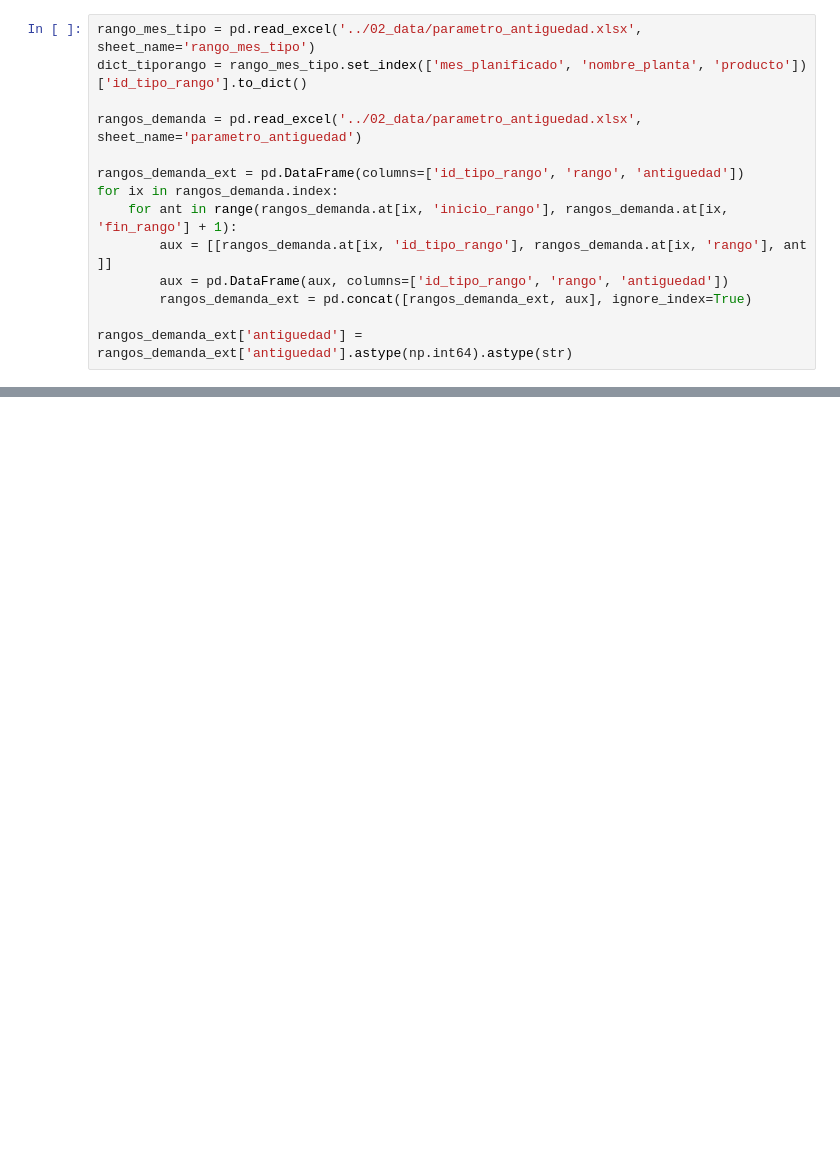
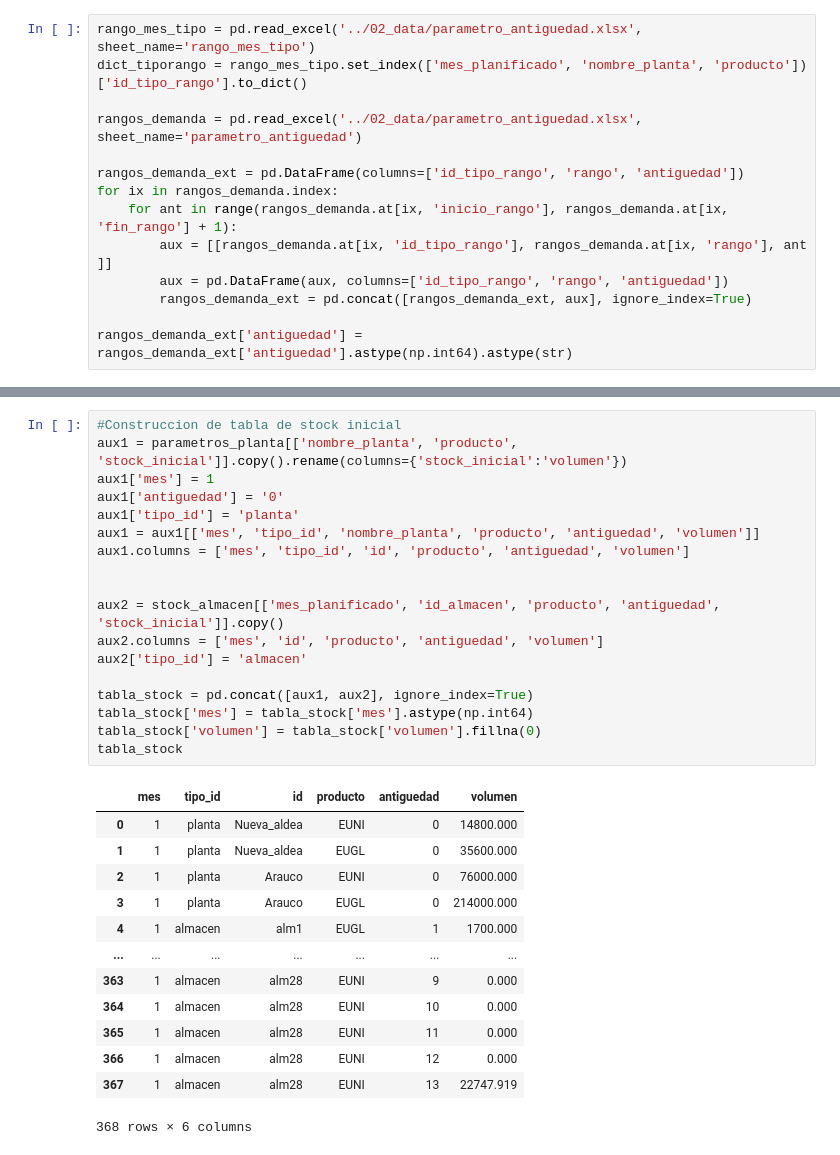
Before and after one commit to ptoledor/heu_opticliente, a Jupyter notebook: 01_notebooks/algo.ipynb, the cells around one changed output, grey strips where cells are left out. Drawn from its saved outputs; the diff is of its cells as text; blank space fills up the shorter version.

```diff
--- a/01_notebooks/algo.ipynb
+++ b/01_notebooks/algo.ipynb
@@ -145 +175,33 @@ demanda_plantas
+# %%
+#Construccion de tabla de stock inicial
+aux1 = parametros_planta[['nombre_planta', 'producto', 'stock_inicial']].copy().rename(columns={'stock_inicial':'volumen'})
+aux1['mes'] = 1
+aux1['antiguedad'] = '0'
+aux1['tipo_id'] = 'planta'
+aux1 = aux1[['mes', 'tipo_id', 'nombre_planta', 'producto', 'antiguedad', 'volumen']]
+aux1.columns = ['mes', 'tipo_id', 'id', 'producto', 'antiguedad', 'volumen']
+
+
+aux2 = stock_almacen[['mes_planificado', 'id_almacen', 'producto', 'antiguedad', 'stock_inicial']].copy()
+aux2.columns = ['mes', 'id', 'producto', 'antiguedad', 'volumen']
+aux2['tipo_id'] = 'almacen'
+
+tabla_stock = pd.concat([aux1, aux2], ignore_index=True)
+tabla_stock['mes'] = tabla_stock['mes'].astype(np.int64)
+tabla_stock['volumen'] = tabla_stock['volumen'].fillna(0)
+tabla_stock
+# %% [output]
+|  | mes | tipo_id | id | producto | antiguedad | volumen |
+| 0 | 1 | planta | Nueva_aldea | EUNI | 0 | 14800.000 |
+| 1 | 1 | planta | Nueva_aldea | EUGL | 0 | 35600.000 |
+| 2 | 1 | planta | Arauco | EUNI | 0 | 76000.000 |
+| 3 | 1 | planta | Arauco | EUGL | 0 | 214000.000 |
+| 4 | 1 | almacen | alm1 | EUGL | 1 | 1700.000 |
+| ... | ... | ... | ... | ... | ... | ... |
+| 363 | 1 | almacen | alm28 | EUNI | 9 | 0.000 |
+| 364 | 1 | almacen | alm28 | EUNI | 10 | 0.000 |
+| 365 | 1 | almacen | alm28 | EUNI | 11 | 0.000 |
+| 366 | 1 | almacen | alm28 | EUNI | 12 | 0.000 |
+| 367 | 1 | almacen | alm28 | EUNI | 13 | 22747.919 |
+368 rows × 6 columns
 # %%
```
Also changed, not shown: parts of 14 cells of this notebook, 11 other files.
